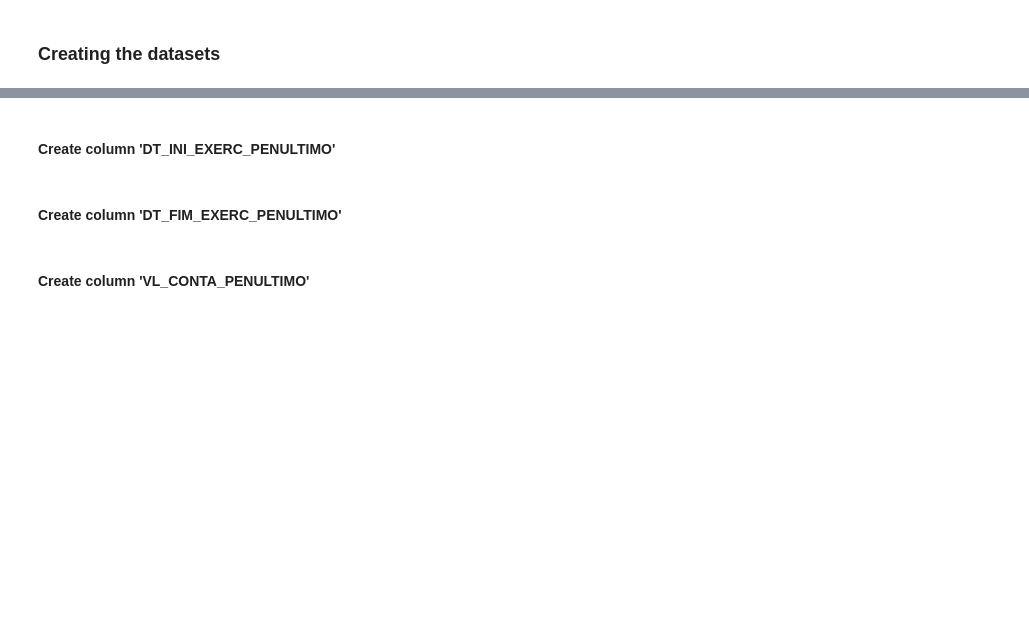
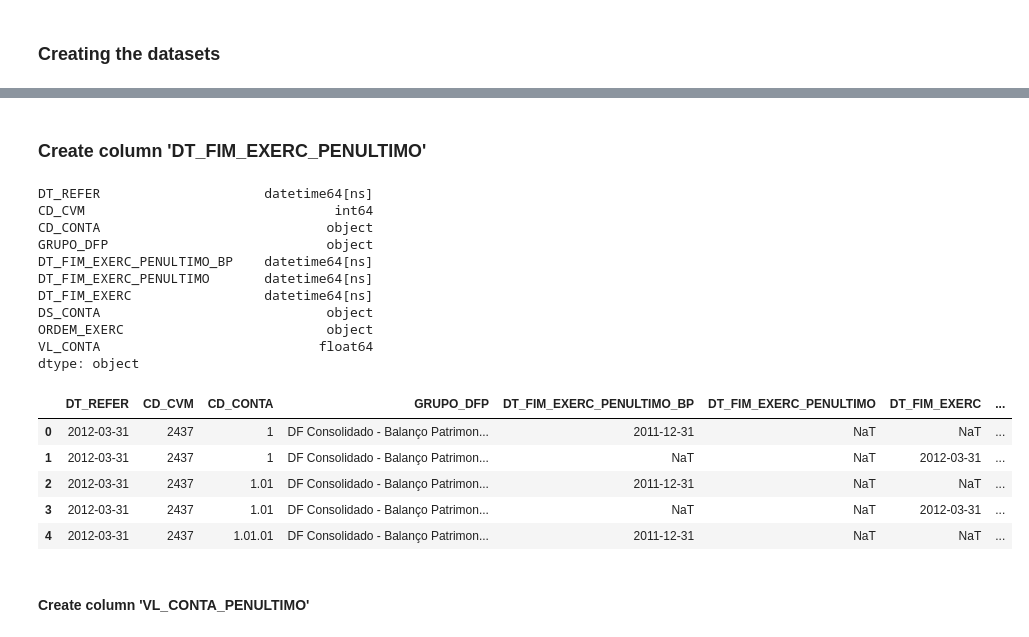
Before and after one commit to enok/flowpredict, a Jupyter notebook: flowpredict.ipynb, the cells around one changed output, grey strips where cells are left out. Drawn from its saved outputs; the diff is of its cells as text; code cells hidden in the pictures; blank space fills up the shorter version.

```diff
--- a/flowpredict.ipynb
+++ b/flowpredict.ipynb
@@ -522,17 +784,29 @@ def createPenultimo(columnName, position, df, objectType):
-# %% [markdown]
-#### Create column 'DT_INI_EXERC_PENULTIMO'
-# %%
-df = createPenultimo('DT_INI_EXERC', 4, df, 'DATE_TIME')
-
-print(df.dtypes)
-df.head()
 # %% [markdown]
-#### Create column 'DT_FIM_EXERC_PENULTIMO'
+### Create column 'DT_FIM_EXERC_PENULTIMO'
 # %%
-df = createPenultimo('DT_FIM_EXERC', 6, df, 'DATE_TIME')
+df = createPenultimo_DT_FIM_EXERC(df, 4)
+
 print(df.dtypes)
-
+print("\n")
 df.head()
+# %% [output]
+DT_REFER                     datetime64[ns]
+CD_CVM                                int64
+CD_CONTA                             object
+GRUPO_DFP                            object
+DT_FIM_EXERC_PENULTIMO_BP    datetime64[ns]
+DT_FIM_EXERC_PENULTIMO       datetime64[ns]
+DT_FIM_EXERC                 datetime64[ns]
+DS_CONTA                             object
+ORDEM_EXERC                          object
+VL_CONTA                            float64
+dtype: object
+|  | DT_REFER | CD_CVM | CD_CONTA | GRUPO_DFP | DT_FIM_EXERC_PENULTIMO_BP | DT_FIM_EXERC_PENULTIMO | DT_FIM_EXERC | ... |
+| 0 | 2012-03-31 | 2437 | 1 | DF Consolidado - Balanço Patrimon... | 2011-12-31 | NaT | NaT | ... |
+| 1 | 2012-03-31 | 2437 | 1 | DF Consolidado - Balanço Patrimon... | NaT | NaT | 2012-03-31 | ... |
+| 2 | 2012-03-31 | 2437 | 1.01 | DF Consolidado - Balanço Patrimon... | 2011-12-31 | NaT | NaT | ... |
+| 3 | 2012-03-31 | 2437 | 1.01 | DF Consolidado - Balanço Patrimon... | NaT | NaT | 2012-03-31 | ... |
+| 4 | 2012-03-31 | 2437 | 1.01.01 | DF Consolidado - Balanço Patrimon... | 2011-12-31 | NaT | NaT | ... |
 # %% [markdown]
 #### Create column 'VL_CONTA_PENULTIMO'
 # %%
```
Also changed, not shown: parts of 55 cells of this notebook, 4 other files.
